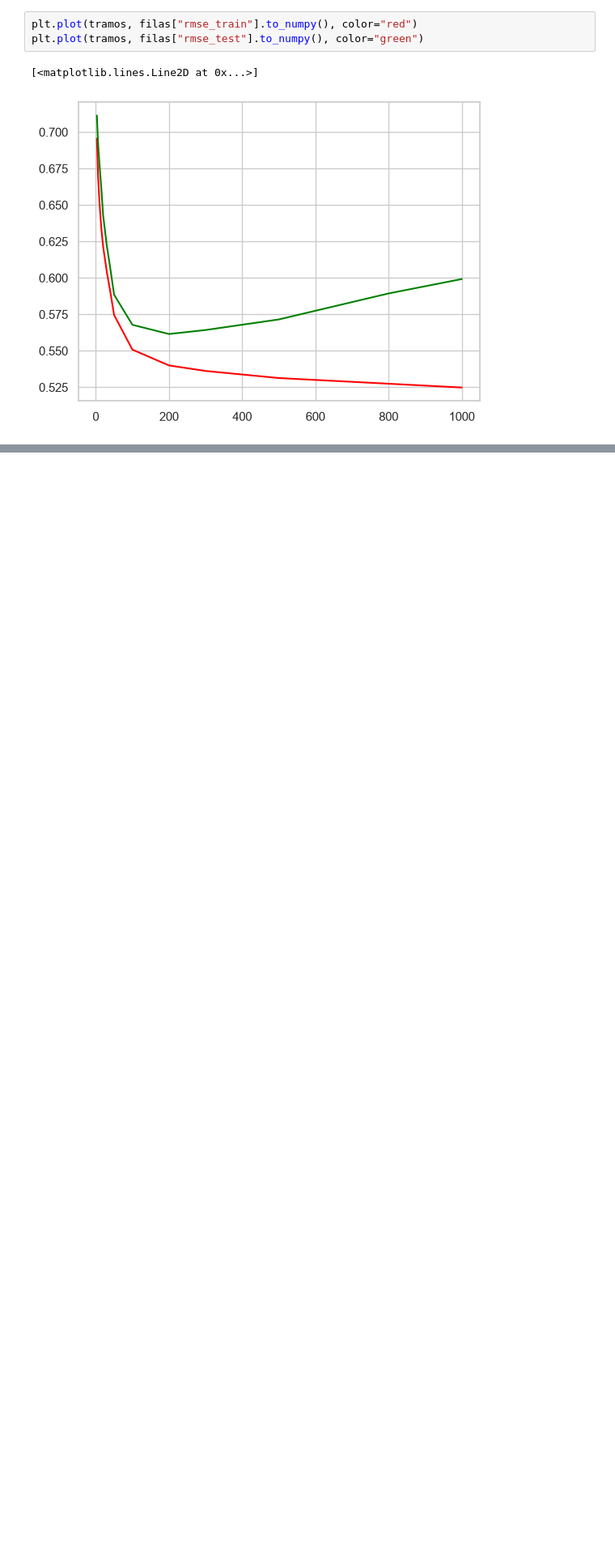
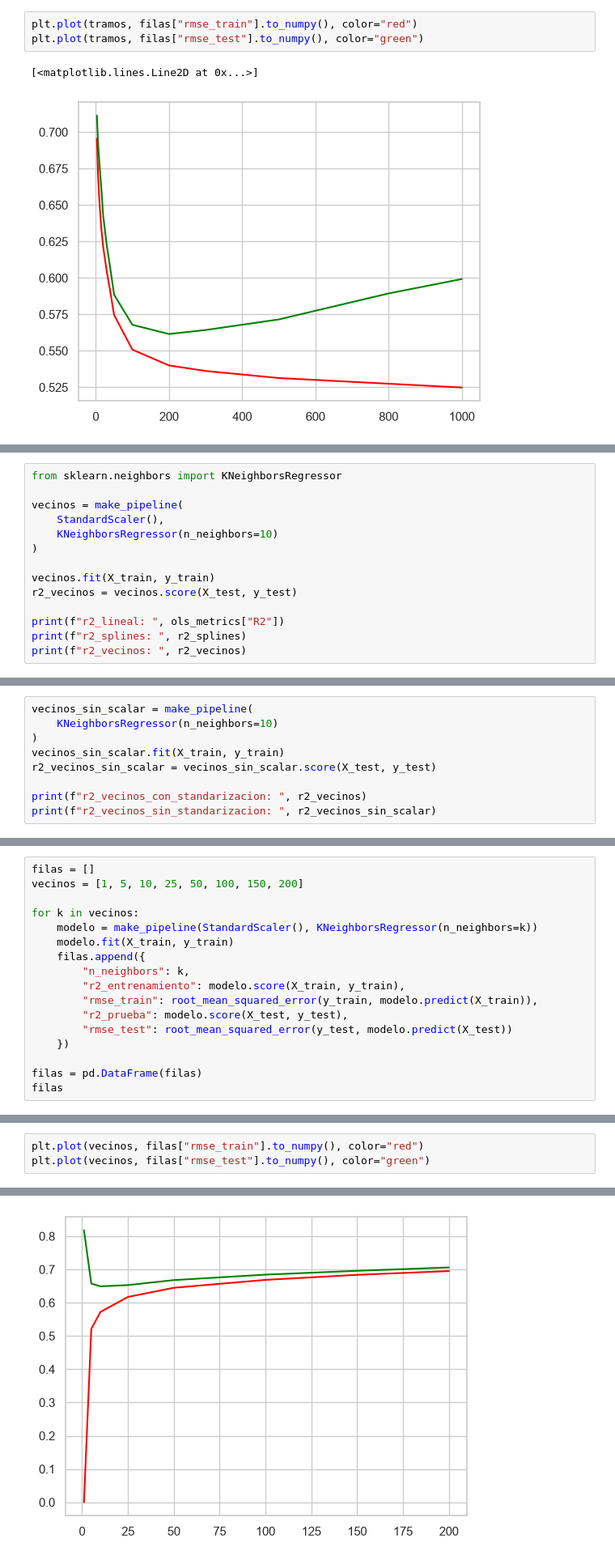
Before and after one commit to marcell-llerena/datascience-g8, a Jupyter notebook: notebooks/20260902_33_regresion_lineal.ipynb, the cells around one changed output, grey strips where cells are left out. Shown at 81% size. Saved outputs shown, nothing was run; the diff lists cells and outputs as text; blank space fills up the shorter version.

```diff
--- a/notebooks/20260902_33_regresion_lineal.ipynb
+++ b/notebooks/20260902_33_regresion_lineal.ipynb
@@ -533,0 +536,14 @@ plt.plot(tramos, filas["rmse_test"].to_numpy(), color="green")
+# %%
+from sklearn.neighbors import KNeighborsRegressor
+
+vecinos = make_pipeline(
+    StandardScaler(),
+    KNeighborsRegressor(n_neighbors=10)
+)
+
+vecinos.fit(X_train, y_train)
+r2_vecinos = vecinos.score(X_test, y_test)
+
+print(f"r2_lineal: ", ols_metrics["R2"])
+print(f"r2_splines: ", r2_splines)
+print(f"r2_vecinos: ", r2_vecinos)
@@ -533,0 +554,9 @@ plt.plot(tramos, filas["rmse_test"].to_numpy(), color="green")
+# %%
+vecinos_sin_scalar = make_pipeline(
+    KNeighborsRegressor(n_neighbors=10)
+)
+vecinos_sin_scalar.fit(X_train, y_train)
+r2_vecinos_sin_scalar = vecinos_sin_scalar.score(X_test, y_test)
+
+print(f"r2_vecinos_con_standarizacion: ", r2_vecinos)
+print(f"r2_vecinos_sin_standarizacion: ", r2_vecinos_sin_scalar)
@@ -533,0 +578,17 @@ plt.plot(tramos, filas["rmse_test"].to_numpy(), color="green")
+# %%
+filas = []
+vecinos = [1, 5, 10, 25, 50, 100, 150, 200]
+
+for k in vecinos:
+    modelo = make_pipeline(StandardScaler(), KNeighborsRegressor(n_neighbors=k))
+    modelo.fit(X_train, y_train)
+    filas.append({
+        "n_neighbors": k,
+        "r2_entrenamiento": modelo.score(X_train, y_train),
+        "rmse_train": root_mean_squared_error(y_train, modelo.predict(X_train)),
+        "r2_prueba": modelo.score(X_test, y_test),
+        "rmse_test": root_mean_squared_error(y_test, modelo.predict(X_test))
+    })
+
+filas = pd.DataFrame(filas)
+filas
@@ -533,0 +605,4 @@ plt.plot(tramos, filas["rmse_test"].to_numpy(), color="green")
+# %%
+plt.plot(vecinos, filas["rmse_train"].to_numpy(), color="red")
+plt.plot(vecinos, filas["rmse_test"].to_numpy(), color="green")
+# %% [output]
@@ -533,0 +610 @@ plt.plot(tramos, filas["rmse_test"].to_numpy(), color="green")
+[figure, added]
```
Also changed, not shown: parts of 11 cells of this notebook.
